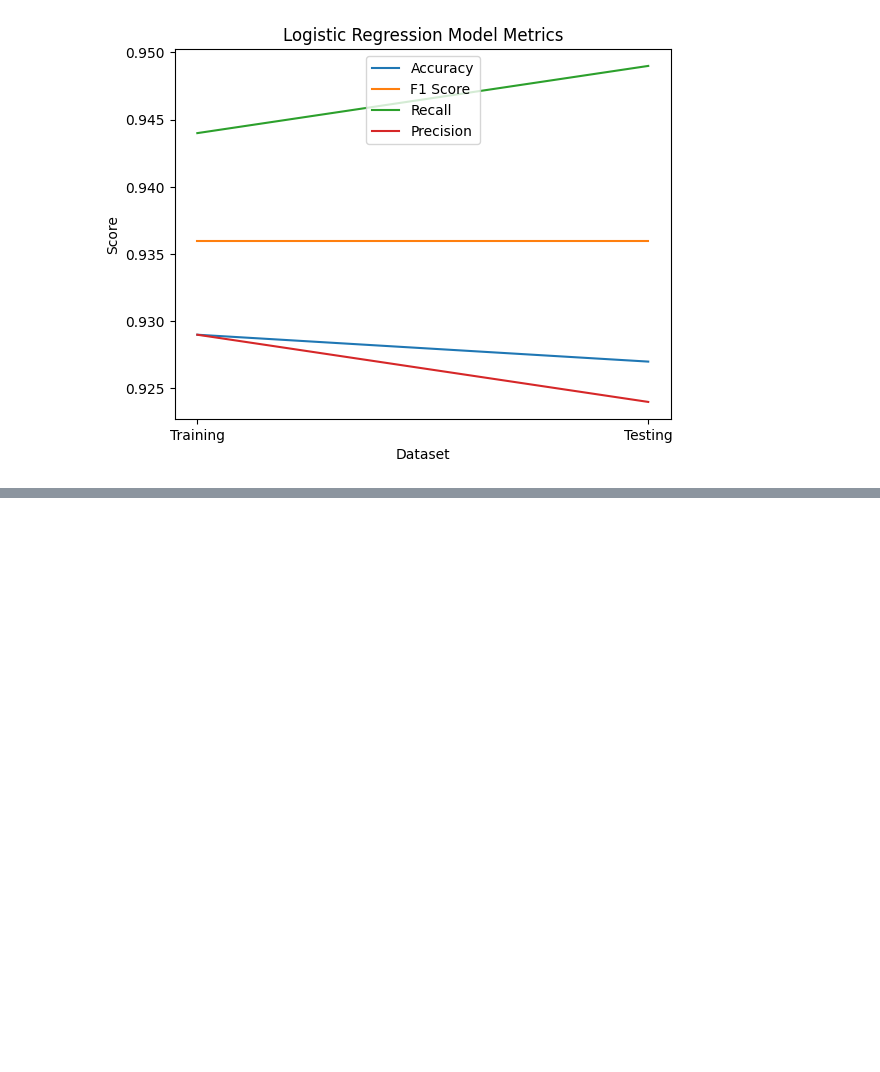
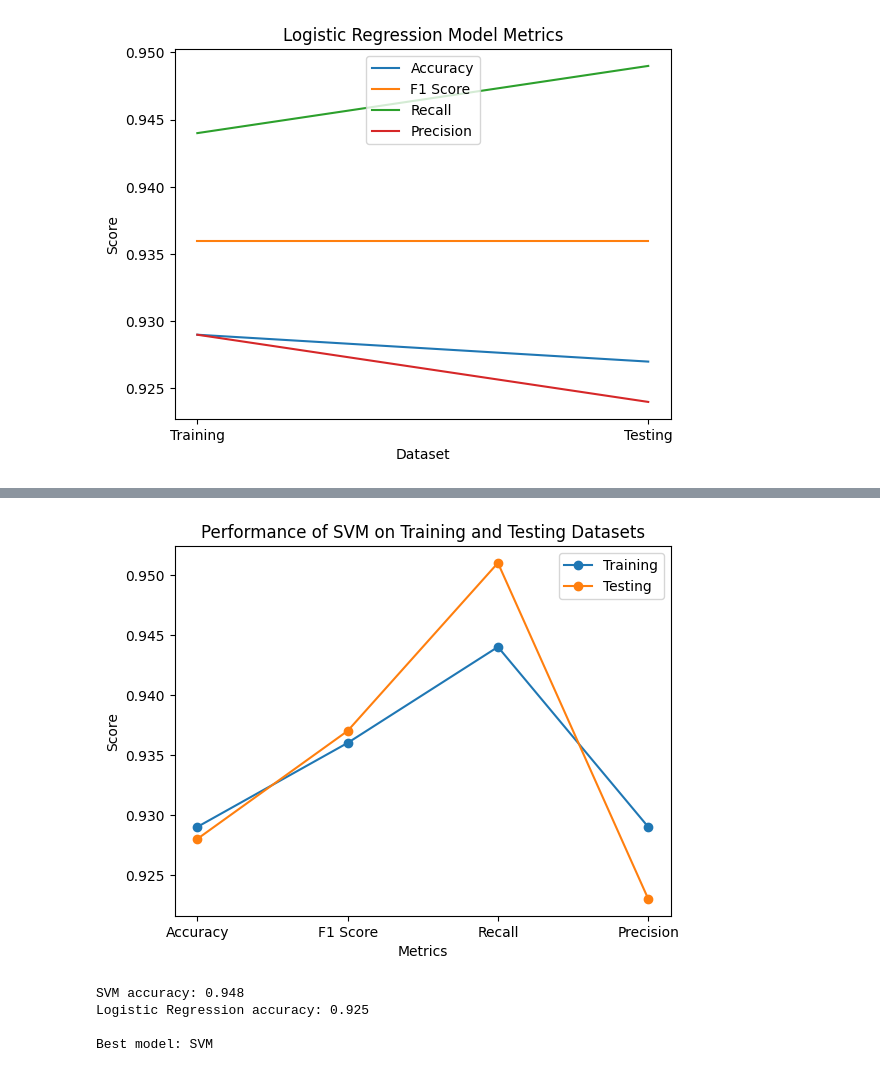
Before and after one commit to Aditya11620/majorpro, a Jupyter notebook: phishing_majorproject.ipynb, the cells around one changed output, grey strips where cells are left out. Drawn from its saved outputs; the diff is of its cells as text; code cells hidden in the pictures; blank space fills up the shorter version.

```diff
--- a/phishing_majorproject.ipynb
+++ b/phishing_majorproject.ipynb
@@ -309,0 +358,29 @@ svm.fit(X_train, y_train)
+# %%
+import matplotlib.pyplot as plt
+
+# define the x-axis labels
+labels = ['Accuracy', 'F1 Score', 'Recall', 'Precision']
+
+# define the training and testing data
+training_data = [0.929, 0.936, 0.944, 0.929]
+testing_data = [0.928, 0.937, 0.951, 0.923]
+
+# create the figure and axis
+fig, ax = plt.subplots()
+
+# plot the training and testing data as lines
+ax.plot(labels, training_data, label='Training', marker='o')
+ax.plot(labels, testing_data, label='Testing', marker='o')
+
+# add a title and axis labels
+ax.set_title('Performance of SVM on Training and Testing Datasets')
+ax.set_xlabel('Metrics')
+ax.set_ylabel('Score')
+
+# add a legend
+ax.legend()
+
+# display the plot
+plt.show()
+# %% [output]
+[figure, added]
@@ -309,0 +389,36 @@ svm.fit(X_train, y_train)
+# %%
+from sklearn.model_selection import cross_val_score
+from sklearn.linear_model import LogisticRegression
+from sklearn.svm import SVC
+
+# create the logistic regression model
+log_model = LogisticRegression()
+
+# create the SVM model
+svm_model = SVC()
+
+# create a list to hold the accuracies
+accuracies = []
+
+# perform 10-fold cross-validation for the logistic regression model
+log_accuracies = cross_val_score(log_model, X, y, cv=10)
+accuracies.append((log_accuracies.mean(), 'Logistic Regression'))
+
+# perform 10-fold cross-validation for the SVM model
+svm_accuracies = cross_val_score(svm_model, X, y, cv=10)
+accuracies.append((svm_accuracies.mean(), 'SVM'))
+
+# sort the accuracies in descending order
+accuracies.sort(reverse=True)
+
+# print the results
+for accuracy, model_name in accuracies:
+    print(f'{model_name} accuracy: {accuracy:.3f}')
+
+best_model = accuracies[0][1]
+print(f'\nBest model: {best_model}')
+# %% [output]
+SVM accuracy: 0.948
+Logistic Regression accuracy: 0.925
+
+Best model: SVM
```
Also changed, not shown: parts of 7 cells of this notebook.
